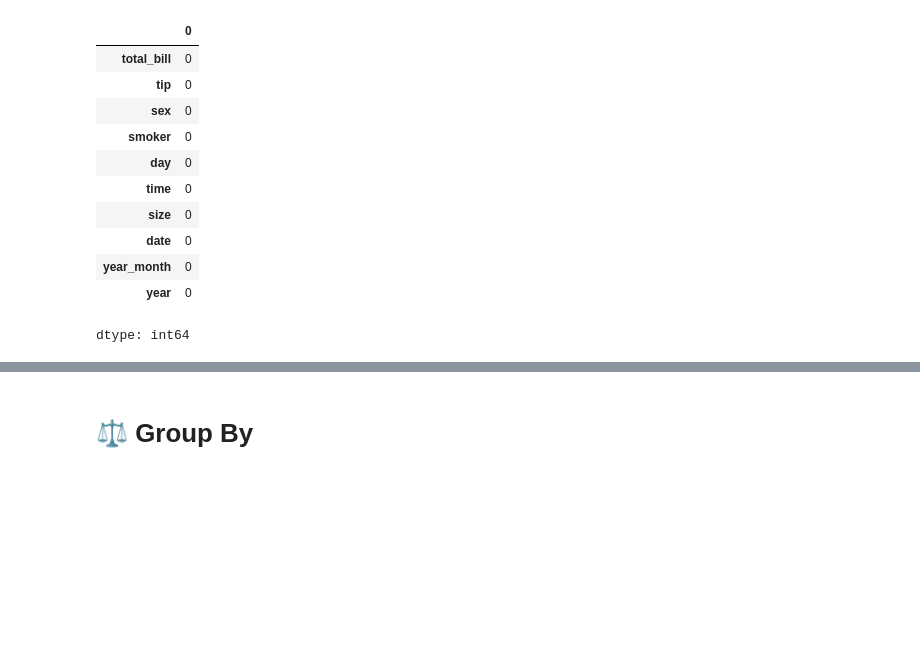
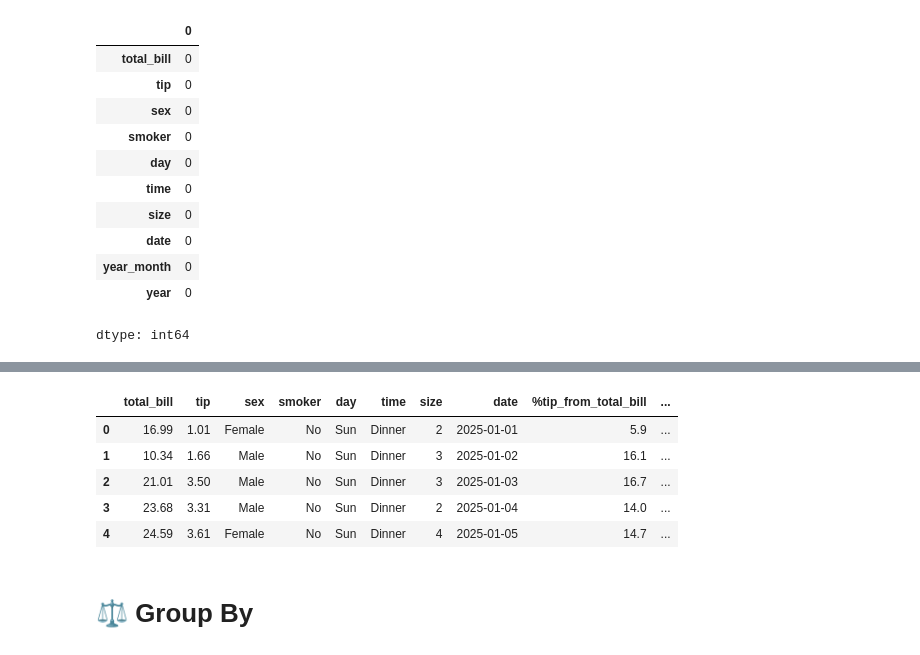
Before and after one commit to marcodelibero/2026---Python-basics, a Jupyter notebook: basic_python_course_v1.ipynb, the cells around one changed output, grey strips where cells are left out. Saved outputs shown, nothing was run; the diff lists cells and outputs as text; code cells hidden in the pictures; blank space fills up the shorter version.

```diff
--- a/basic_python_course_v1.ipynb
+++ b/basic_python_course_v1.ipynb
@@ -198,3 +239,27 @@ dtype: int64
+# %%
+
+# Define the logical conditions for selection
+# You can combine multiple criteria using bitwise operators: & (AND), | (OR)
+conditions = [
+    (tips_df['%tip_from_total_bill'] <10) ,
+    (tips_df['%tip_from_total_bill'] >=10)
+]
+
+# Define the corresponding values to assign for each condition
+choices = [ 'Silver', 'Gold']
+
+# Create the new column using np.select
+# The 'default' argument specifies the value to use if no conditions are met
+tips_df['customer_tier'] = np.select(conditions, choices,'Unclassified')
+
+tips_df.head(5)
+# %% [output]
+|  | total_bill | tip | sex | smoker | day | time | size | date | %tip_from_total_bill | ... |
+| 0 | 16.99 | 1.01 | Female | No | Sun | Dinner | 2 | 2025-01-01 | 5.9 | ... |
+| 1 | 10.34 | 1.66 | Male | No | Sun | Dinner | 3 | 2025-01-02 | 16.1 | ... |
+| 2 | 21.01 | 3.50 | Male | No | Sun | Dinner | 3 | 2025-01-03 | 16.7 | ... |
+| 3 | 23.68 | 3.31 | Male | No | Sun | Dinner | 2 | 2025-01-04 | 14.0 | ... |
+| 4 | 24.59 | 3.61 | Female | No | Sun | Dinner | 4 | 2025-01-05 | 14.7 | ... |
 # %% [markdown]
 # ⚖ Group By
 # %%
```
Also changed, not shown: parts of 24 cells of this notebook.
